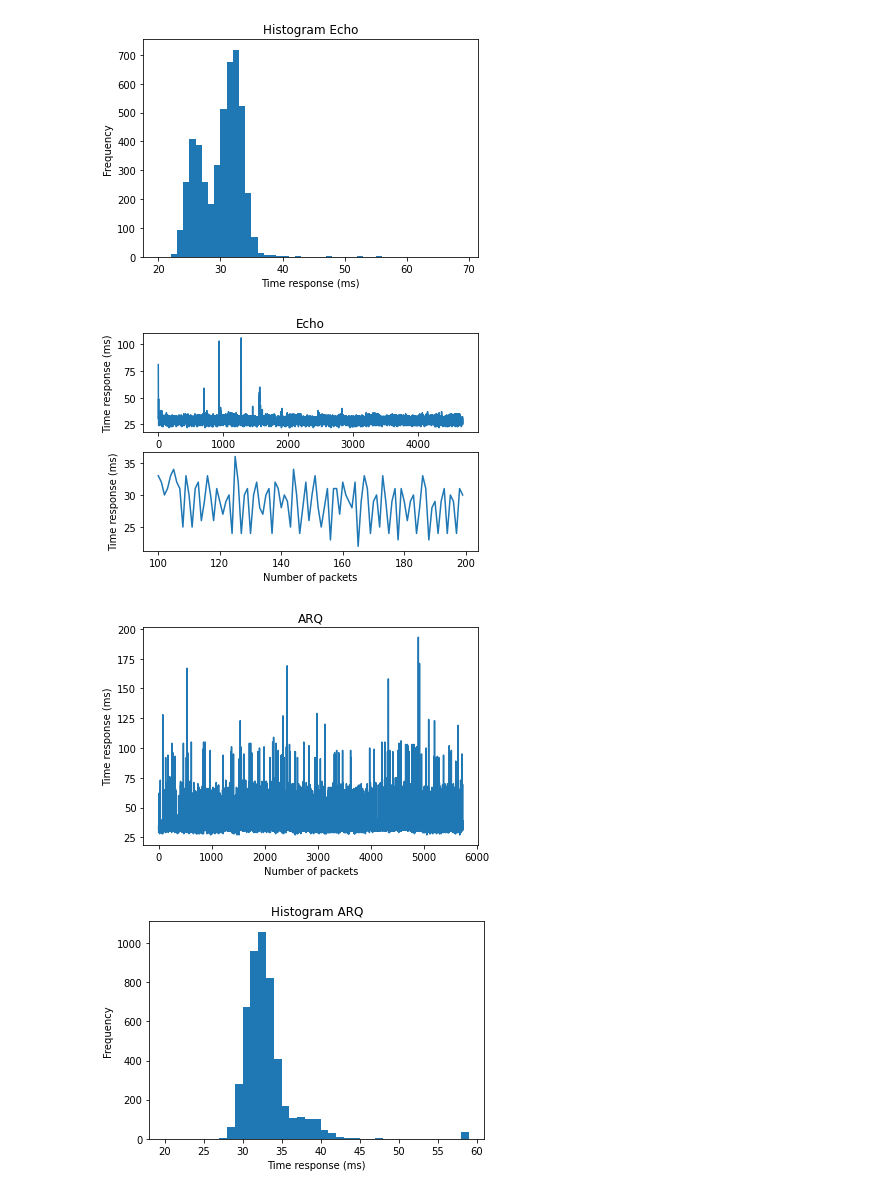
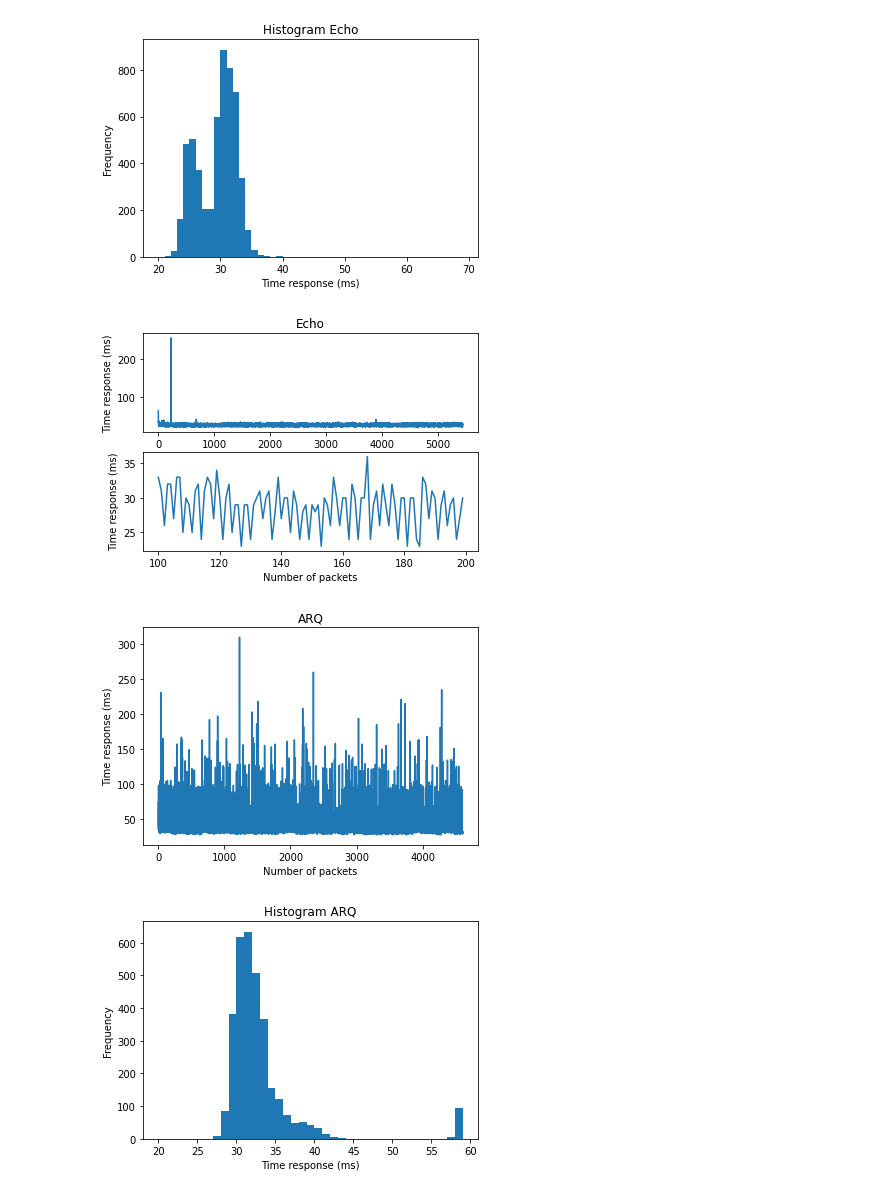
Before and after one commit to thodkatz/ece-networks1, a Jupyter notebook: src/plot.ipynb, the cells around one changed output. Saved outputs shown, nothing was run; the diff lists cells and outputs as text; code cells hidden in the pictures.

Commit message:
Rerun session 1

```diff
--- a/src/plot.ipynb
+++ b/src/plot.ipynb
@@ -6,17 +6,17 @@ import numpy as np
 import csv
 import pandas as pd
 # %%
-echo = np.genfromtxt("../logs/session2/echo.txt")
+echo = np.genfromtxt("../logs/session1/echo.txt")
 bins = range(20,70,1)
 plt.hist(echo, bins)
 plt.title("Histogram Echo")
 plt.xlabel("Time response (ms)")
 plt.ylabel("Frequency")
-plt.savefig("../logs/session2/hist_echo.png")
+plt.savefig("../logs/session1/hist_echo.png")
 # %% [output]
-[figure, old version]
+[figure, new version]
 # %%
-echo = np.genfromtxt("../logs/session2/echo.txt")
+echo = np.genfromtxt("../logs/session1/echo.txt")
 echoRange = range(0, len(echo))
 plt.subplot(211)
 plt.plot(echoRange, echo)
@@ -29,26 +29,26 @@ shortRange = range(100, 200)
 plt.plot(shortRange, echo[shortRange])
 plt.xlabel("Number of packets")
 plt.ylabel("Time response (ms)")
-plt.savefig("../logs/session2/echo.png")
+plt.savefig("../logs/session1/echo.png")
 # %% [output]
-[figure, old version]
+[figure, new version]
 # %%
-arq = np.genfromtxt("../logs/session2/arq.txt")
+arq = np.genfromtxt("../logs/session1/arq.txt")
 arqRange = range(0, len(arq))
 plt.plot(arqRange, arq)
 plt.title("ARQ")
 plt.xlabel("Number of packets")
 plt.ylabel("Time response (ms)")
-plt.savefig("../logs/session2/arq.png")
+plt.savefig("../logs/session1/arq.png")
 # %% [output]
-[figure, old version]
+[figure, new version]
 # %%
-arq = np.genfromtxt("../logs/session2/arq.txt")
+arq = np.genfromtxt("../logs/session1/arq.txt")
 bins = range(20, 60, 1)
 plt.hist(arq, bins)
 plt.title("Histogram ARQ")
 plt.xlabel("Time response (ms)")
 plt.ylabel("Frequency")
-plt.savefig("../logs/session2/hist_arq.png")
+plt.savefig("../logs/session1/hist_arq.png")
 # %% [output]
-[figure, old version]
+[figure, new version]
```
Also changed, not shown: 53 other files.
